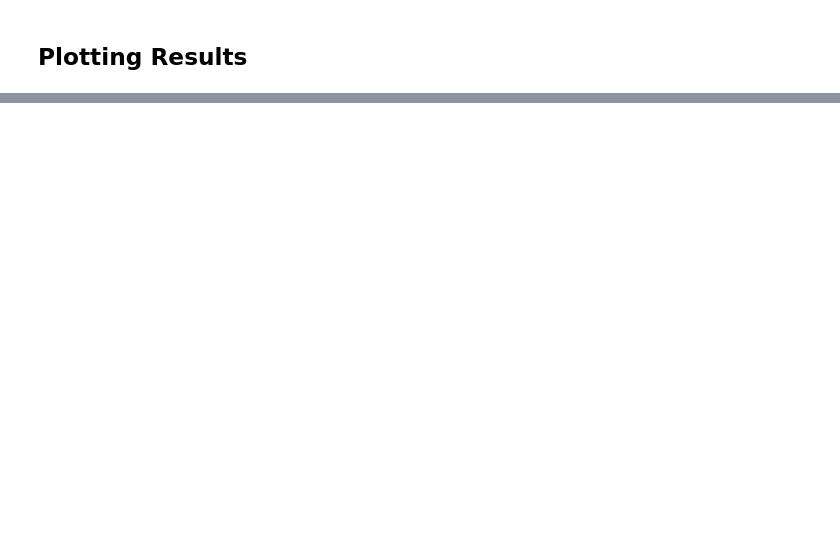
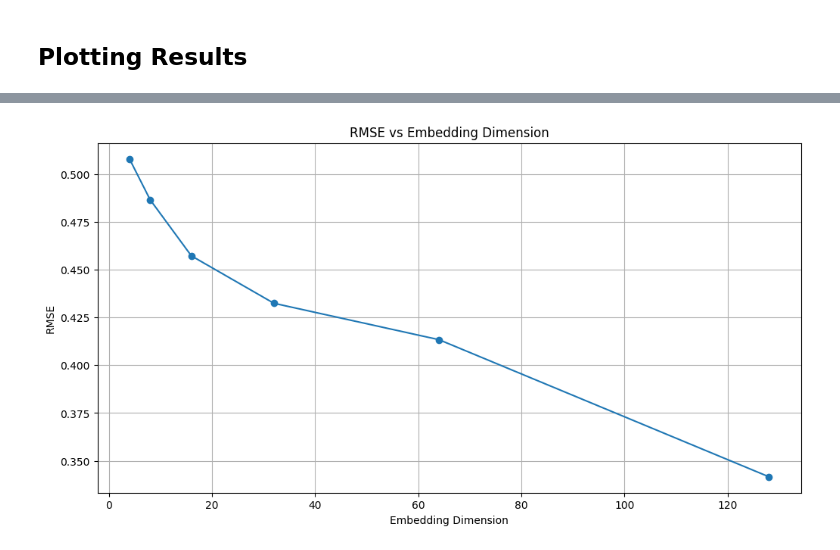
Before and after one commit to MarsImmortal/neural_factorization_machine, a Jupyter notebook: NFM.ipynb, the cells around one changed output, grey strips where cells are left out. Saved outputs shown, nothing was run; the diff lists cells and outputs as text; code cells hidden in the pictures; blank space fills up the shorter version.

```diff
--- a/NFM.ipynb
+++ b/NFM.ipynb
@@ -1439,0 +1615,12 @@ plt.show()
+# %%
+# Plot RMSE vs Embedding Dimension (for regression)
+if loss_type == 'square_loss':
+    plt.figure(figsize=(12, 6))
+    plt.plot(embedding_dims, rmse_results, marker='o')
+    plt.title('RMSE vs Embedding Dimension')
+    plt.xlabel('Embedding Dimension')
+    plt.ylabel('RMSE')
+    plt.grid(True)
+    plt.show()
+# %% [output]
+[figure, added]
```
Also changed, not shown: parts of 8 cells of this notebook.
